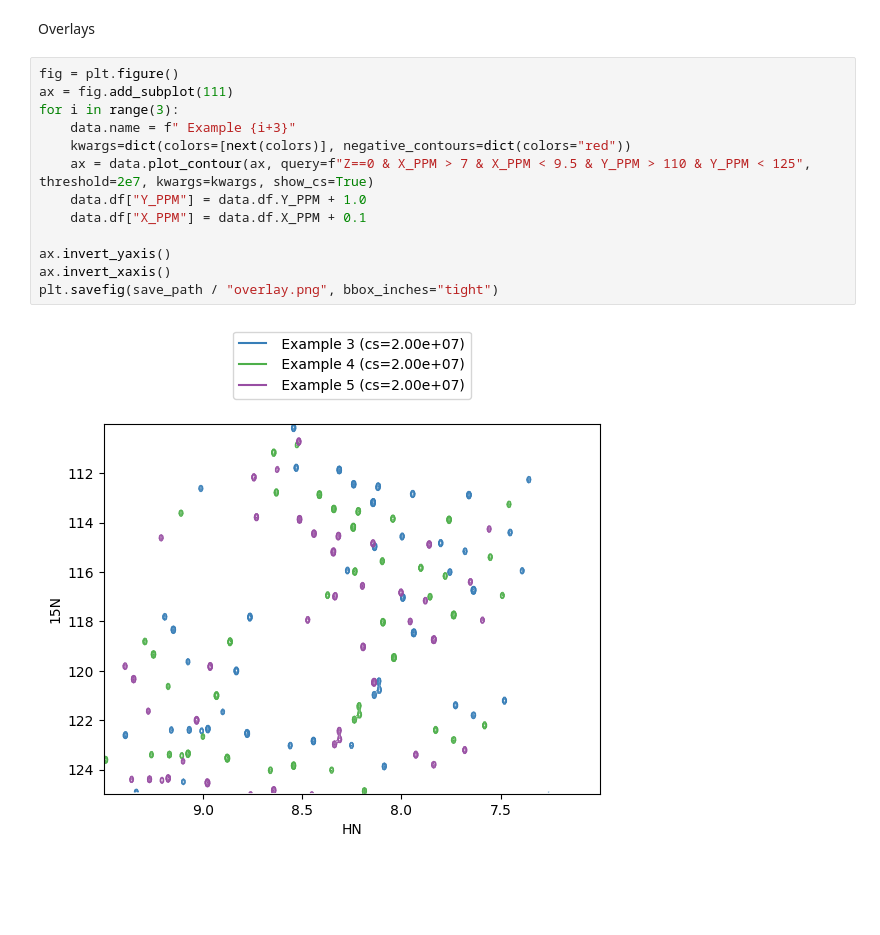
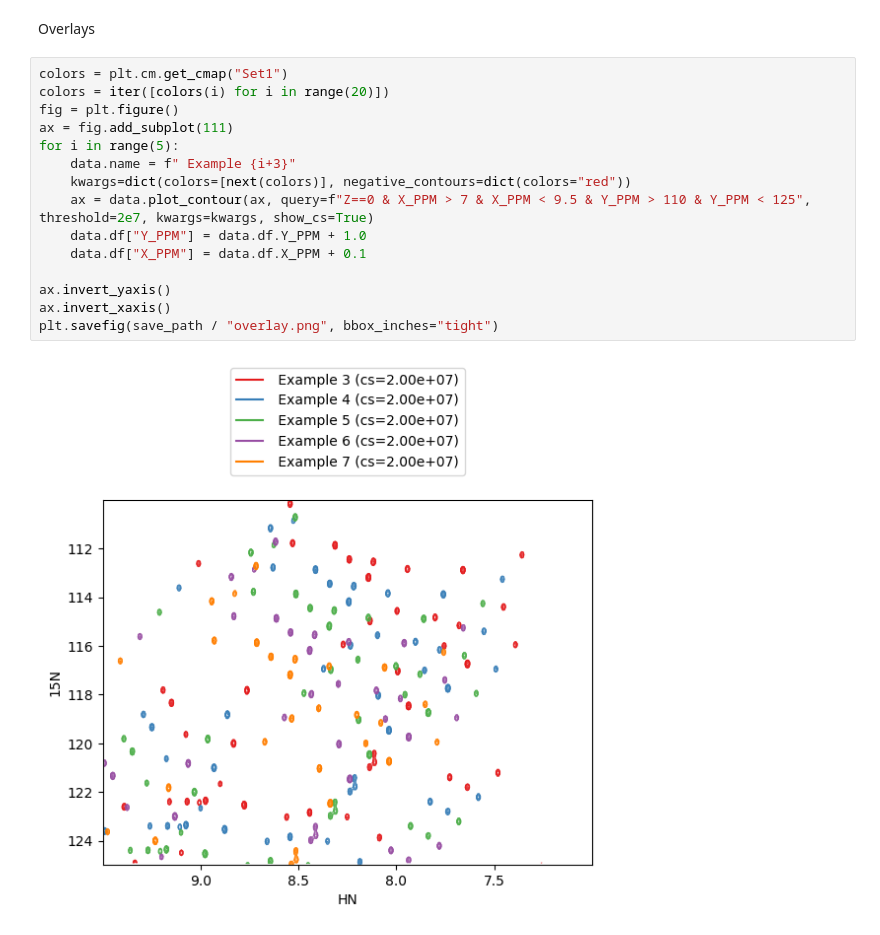
Before and after one commit to j-brady/nmr-for-pandas, a Jupyter notebook: Examples.ipynb, the cells around one changed output. Saved outputs shown, nothing was run; the diff lists cells and outputs as text; blank space fills up the shorter version.

```diff
--- a/Examples.ipynb
+++ b/Examples.ipynb
@@ -79,17 +72,19 @@ plt.errorbar(d.index, d["sum"], yerr=d["std"])
 # %% [markdown]
 Overlays
 # %%
+colors = plt.cm.get_cmap("Set1")
+colors = iter([colors(i) for i in range(20)])
 fig = plt.figure()
 ax = fig.add_subplot(111)
-for i in range(3):
+for i in range(5):
     data.name = f" Example {i+3}"
     kwargs=dict(colors=[next(colors)], negative_contours=dict(colors="red"))
     ax = data.plot_contour(ax, query=f"Z==0 & X_PPM > 7 & X_PPM < 9.5 & Y_PPM > 110 & Y_PPM < 125", threshold=2e7, kwargs=kwargs, show_cs=True)
     data.df["Y_PPM"] = data.df.Y_PPM + 1.0
     data.df["X_PPM"] = data.df.X_PPM + 0.1
 
 ax.invert_yaxis()
 ax.invert_xaxis()
 plt.savefig(save_path / "overlay.png", bbox_inches="tight")
 # %% [output]
-[figure, old version]
+[figure, new version]
```
Also changed, not shown: parts of 1 cell of this notebook, 3 other files.
